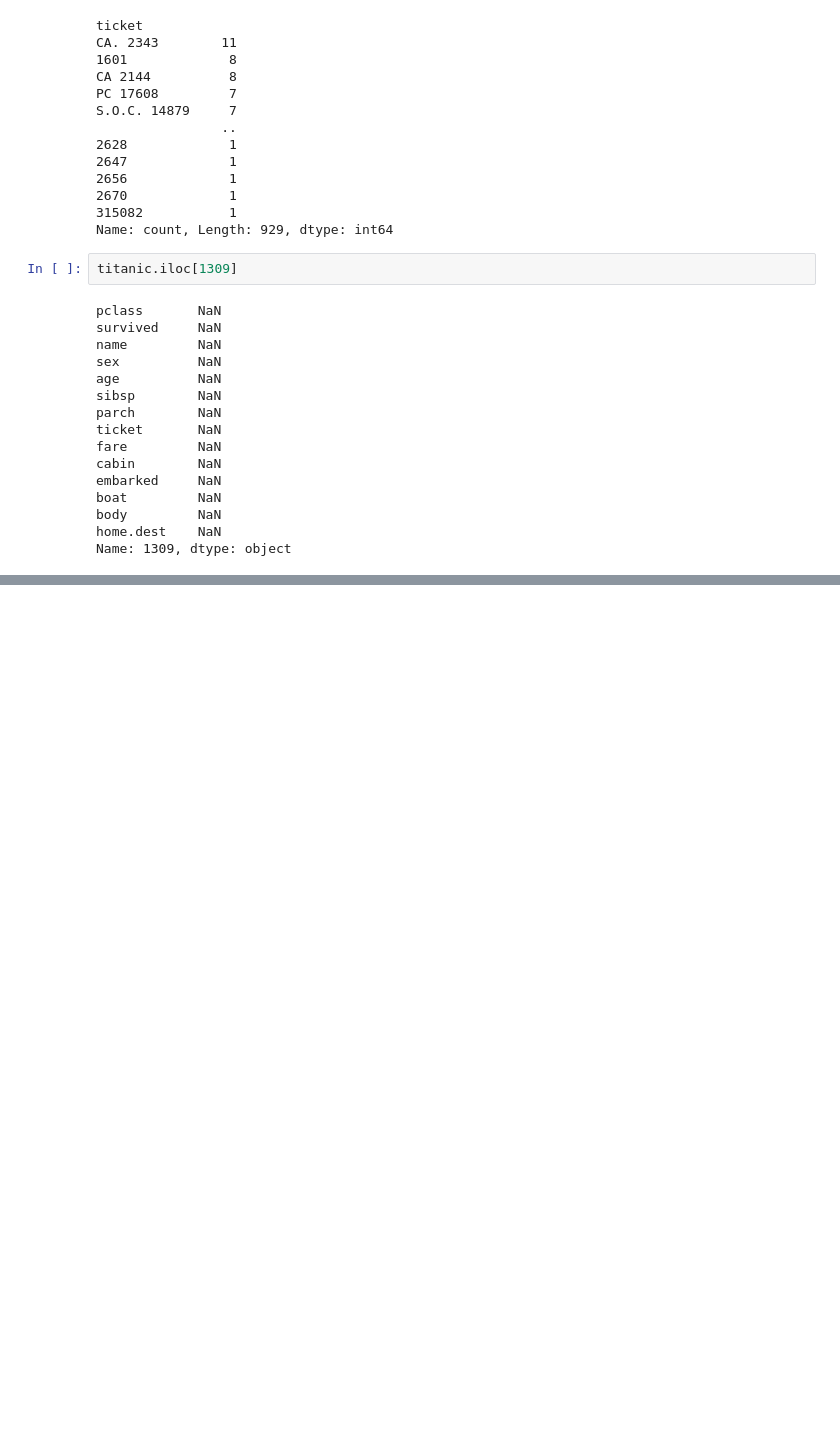
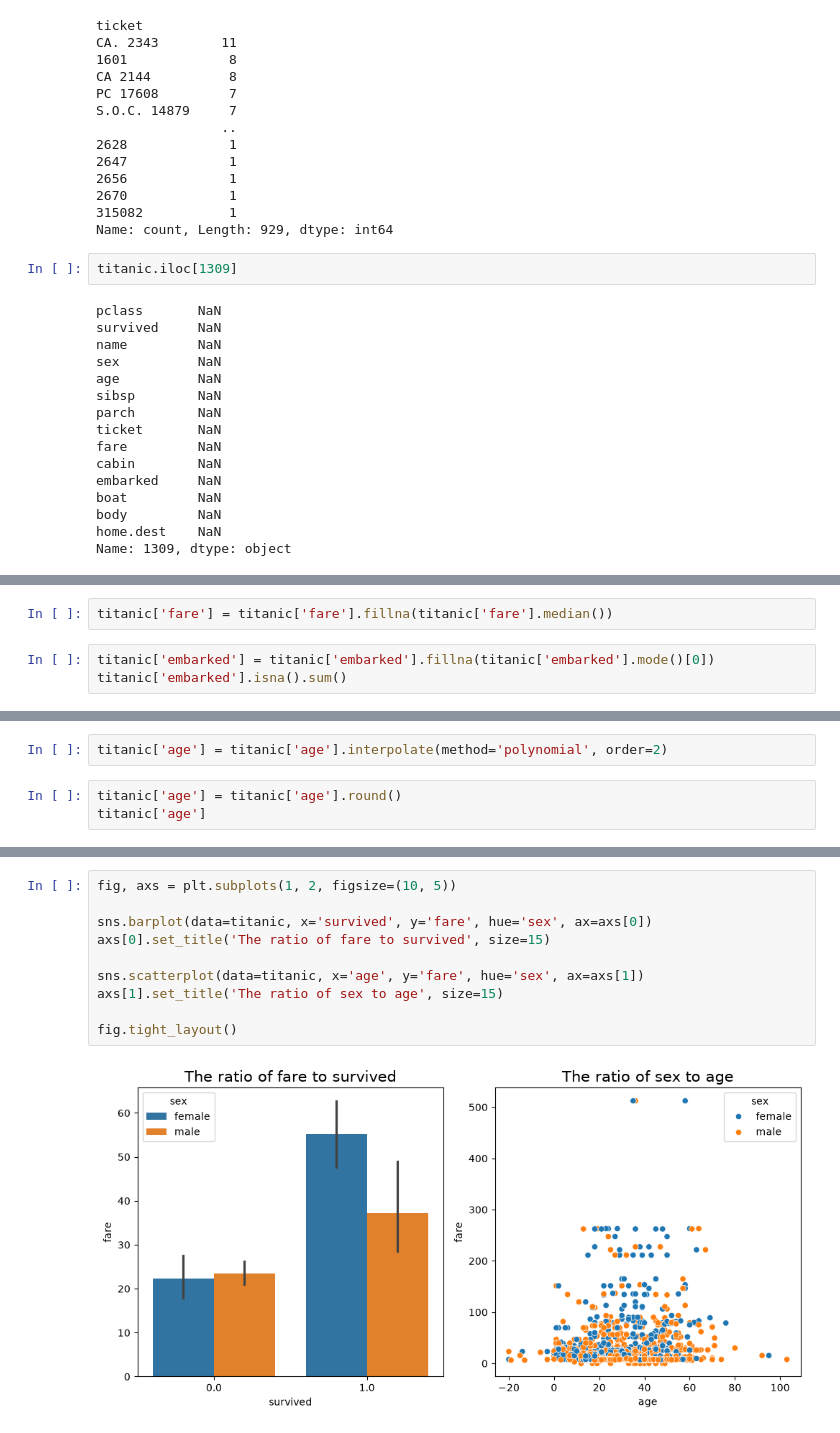
Before and after one commit to Mohamadzf23/titanic-survival-classification, a Jupyter notebook: src/titanic_classification.ipynb, the cells around one changed output, grey strips where cells are left out. Saved outputs shown, nothing was run; the diff lists cells and outputs as text; blank space fills up the shorter version.

Commit message:
add data cleaning

```diff
--- a/src/titanic_classification.ipynb
+++ b/src/titanic_classification.ipynb
@@ -162,0 +198,5 @@ msno.matrix(titanic)
+# %%
+titanic['fare'] = titanic['fare'].fillna(titanic['fare'].median())
+# %%
+titanic['embarked'] = titanic['embarked'].fillna(titanic['embarked'].mode()[0])
+titanic['embarked'].isna().sum()
@@ -162,0 +220,5 @@ msno.matrix(titanic)
+# %%
+titanic['age'] = titanic['age'].interpolate(method='polynomial', order=2)
+# %%
+titanic['age'] = titanic['age'].round()
+titanic['age']
@@ -162,0 +238,12 @@ msno.matrix(titanic)
+# %%
+fig, axs = plt.subplots(1, 2, figsize=(10, 5))
+
+sns.barplot(data=titanic, x='survived', y='fare', hue='sex', ax=axs[0])
+axs[0].set_title('The ratio of fare to survived', size=15)
+
+sns.scatterplot(data=titanic, x='age', y='fare', hue='sex', ax=axs[1])
+axs[1].set_title('The ratio of sex to age', size=15)
+
+fig.tight_layout()
+# %% [output]
+[figure, added]
```
Also changed, not shown: parts of 13 cells of this notebook.
